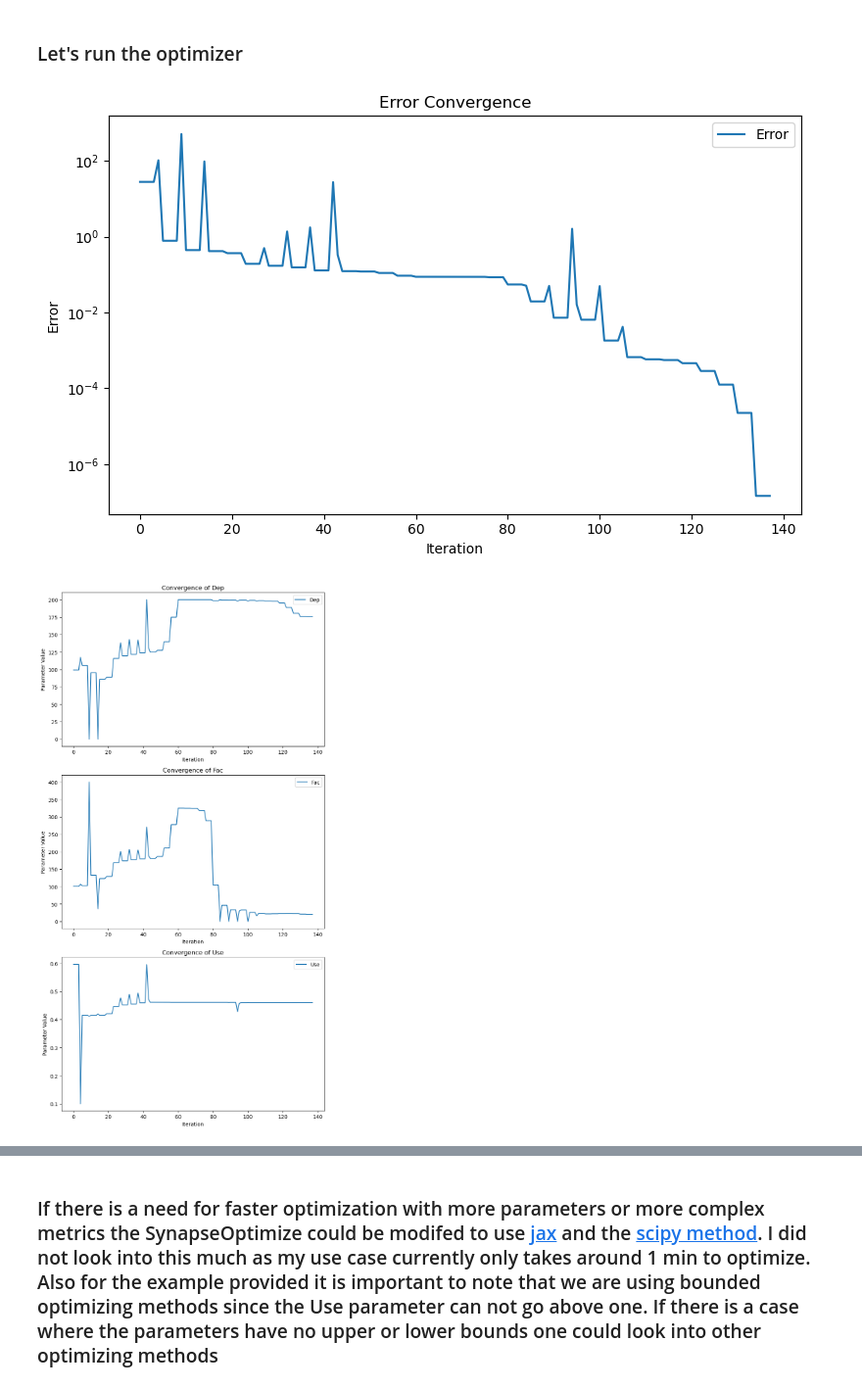
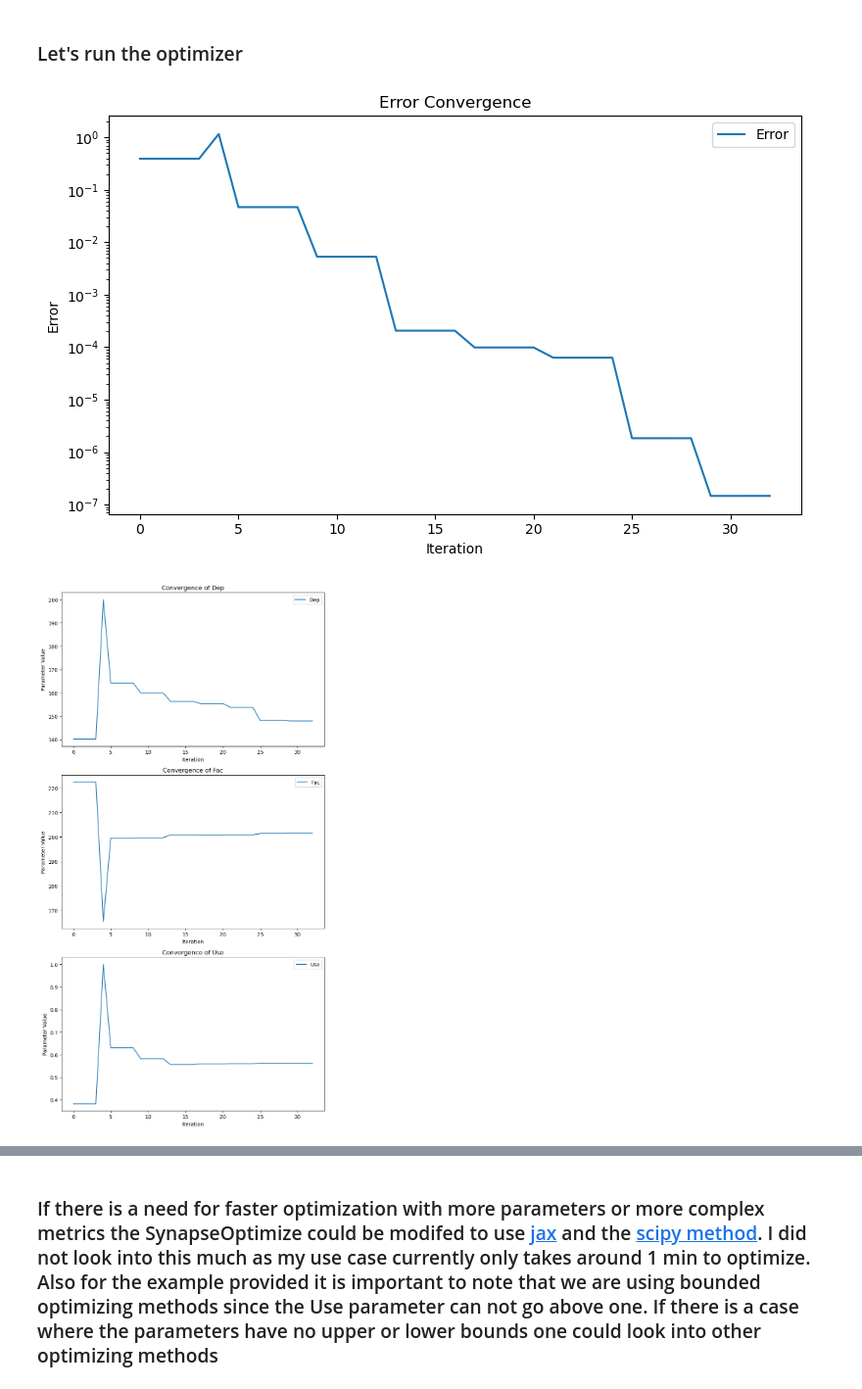
Before and after one commit to cyneuro/bmtool, a Jupyter notebook: examples/synapses/synaptic_tuner.ipynb, the cells around one changed output, grey strips where cells are left out. Shown at 98% size. Cells and saved outputs as stored; diff of their text form; code cells hidden in the pictures.

```diff
--- a/examples/synapses/synaptic_tuner.ipynb
+++ b/examples/synapses/synaptic_tuner.ipynb
@@ -182,35 +206,37 @@ param_bounds = {
 
 # Define target metrics these are the metrics that the tuner will try to automatic get the synapse to respond with
 # max amps is an absolute value
 target_metrics = {
     'induction': -0.75,
     'ppr': 0.8,
     'recovery': 0.0,
-    'max_amplitude':25
-
+    'max_amplitude':25 # note if you get rid of the max amps in the cost function the fit will normally be better. Then you could scale the max amps with the initW
+                       # This wont always be the case, but for this synapse Use controls STP and max amps so it can sometimes struggle to fit.
 }
 
 # currently the only metrics in the SynapseOptimizer are induction, prr, recovery, and max amplitude.
 def custom_cost(metrics, targets):
     induction_error = (metrics['induction'] - targets['induction']) ** 2
     ppr_error = (metrics['ppr'] - targets['ppr']) ** 2
     recovery_error = (metrics['recovery'] - targets['recovery']) ** 2
     max_amp_errror = (metrics['max_amplitude'] - targets['max_amplitude']) ** 2
     # can weight each error term differently like this
     return induction_error + 3 * ppr_error + recovery_error + 0.5*max_amp_errror
 
 # Run optimization with custom cost function
 result = optimizer.optimize_parameters(
     target_metrics=target_metrics,
     param_bounds=param_bounds,
+    train_frequency=50,
+    train_delay=250,
     init_guess='random', # either random or middle_guess. Random will start the synapse witha random value in the param_bound. Middle guess will pick the middle value in the param_bounds
     cost_function=custom_cost,
     method='SLSQP' # I believe this will be the fastest method, but you may try others check out https://docs.scipy.org/doc/scipy-1.15.0/reference/generated/scipy.optimize.minimize.html
 )
 
 # Plot results
 optimizer.plot_optimization_results(result)
 # %% [output]
-[figure, old version]
+[figure, new version]
-[figure, old version]
+[figure, new version]
 Optimization Results:
```
Also changed, not shown: parts of 6 cells of this notebook, 2 other files.
